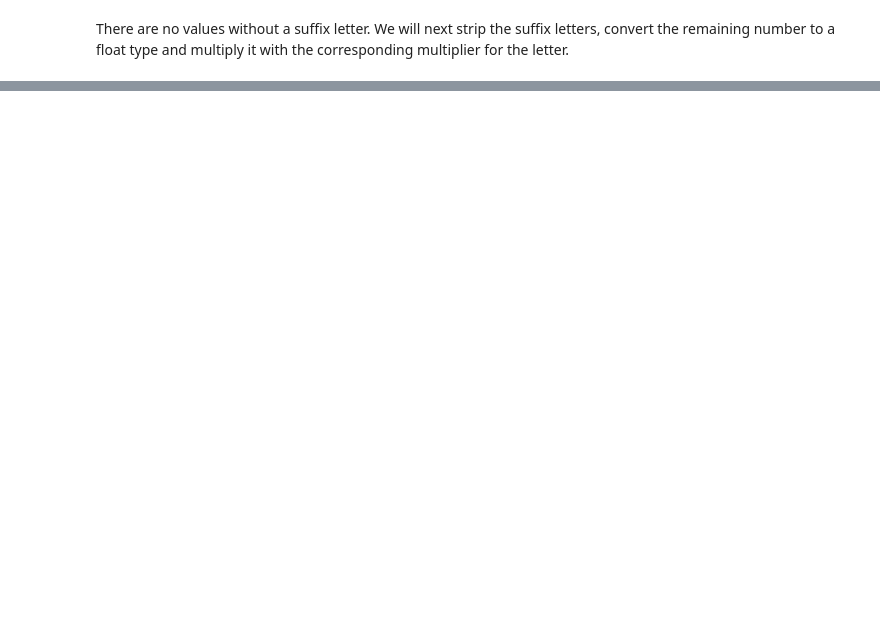
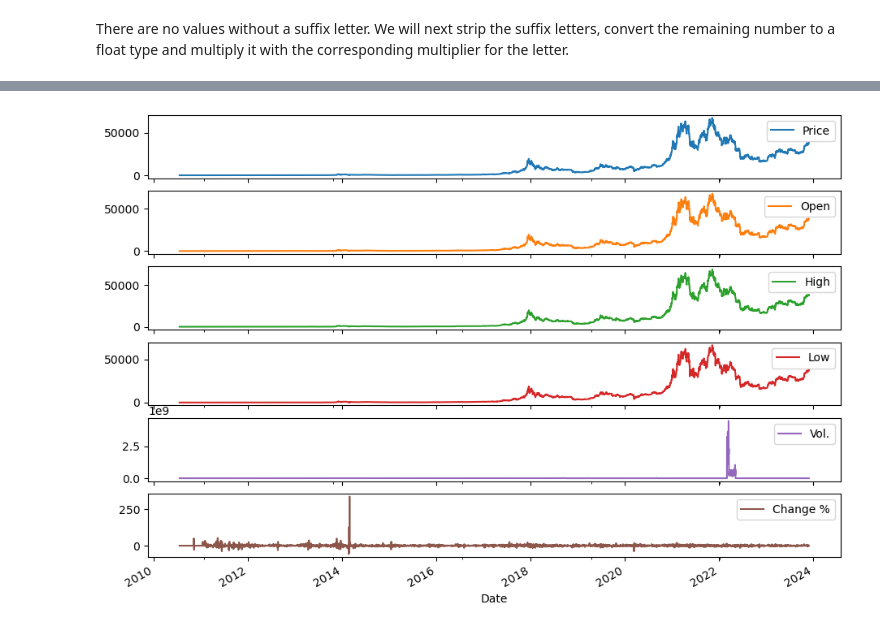
Before and after one commit to leogachimu/Currency_Exchange_Rate_Prediction, a Jupyter notebook: group_18_notebook.ipynb, the cells around one changed output, grey strips where cells are left out. Saved outputs shown, nothing was run; the diff lists cells and outputs as text; code cells hidden in the pictures; blank space fills up the shorter version.

```diff
--- a/group_18_notebook.ipynb
+++ b/group_18_notebook.ipynb
@@ -180,0 +215,14 @@ stock['Change %'].str.extract(r'(%+)$')
+# %%
+# Remove commas from specified columns
+bitcoin_df[['Price', 'Open', 'High', 'Low']] = bitcoin_df[['Price',
+                                                 'Open', 'High',
+                                                 'Low']].replace({',': ''}, regex=True)
+
+
+# Remove percentage sign from the 'Change' column
+bitcoin_df['Change %'] = bitcoin_df['Change %'].str.replace('%', '')
+
+# Convert specified columns to float
+bitcoin_df[['Price', 'Open', 'High', 'Low', 'Vol.', 'Change %']] = bitcoin_df[['Price',
+                                                                     'Open', 'High', 'Low',
+                                                                     'Vol.', 'Change %']].astype(float)
@@ -180,0 +316,5 @@ stock['Change %'].str.extract(r'(%+)$')
+# %%
+# Plot the time series for Price, Open, High, Low, Vol., and Change % features
+bitcoin_df.plot(figsize = (11,8), subplots=True, legend=True);
+# %% [output]
+[figure, added]
```
Also changed, not shown: parts of 149 cells of this notebook.
